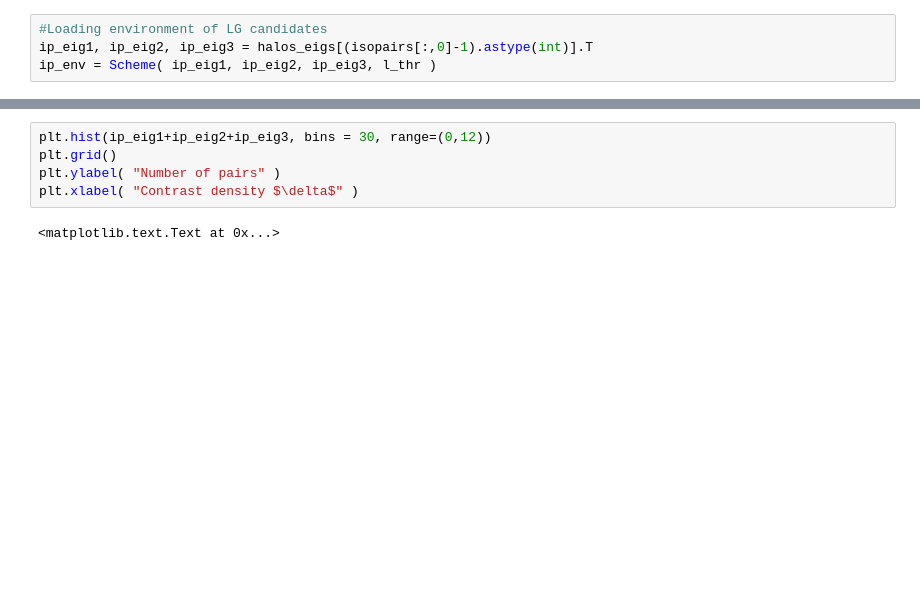
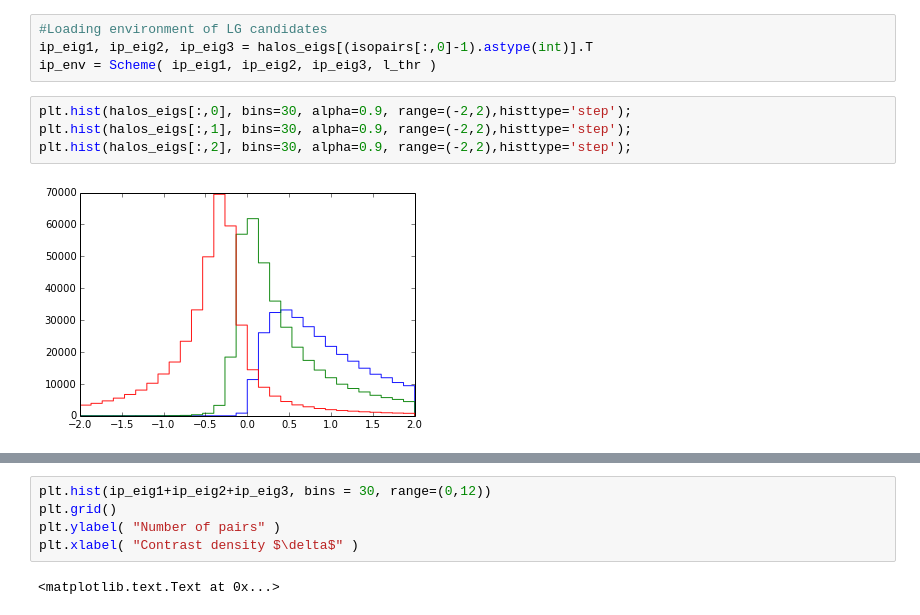
Before and after one commit to sbustamante/LGVoids, a Jupyter notebook: codes/notebook.ipynb, the cells around one changed output, grey strips where cells are left out. Saved outputs shown, nothing was run; the diff lists cells and outputs as text; blank space fills up the shorter version.

```diff
--- a/codes/notebook.ipynb
+++ b/codes/notebook.ipynb
@@ -422,3 +449,9 @@ halos_eigs = np.loadtxt( "%s/Teig_halos_fof.dat"%(datafold), usecols=(1,2,3) )
 #Loading environment of LG candidates
 ip_eig1, ip_eig2, ip_eig3 = halos_eigs[(isopairs[:,0]-1).astype(int)].T
 ip_env = Scheme( ip_eig1, ip_eig2, ip_eig3, l_thr )
+# %%
+plt.hist(halos_eigs[:,0], bins=30, alpha=0.9, range=(-2,2),histtype='step');
+plt.hist(halos_eigs[:,1], bins=30, alpha=0.9, range=(-2,2),histtype='step');
+plt.hist(halos_eigs[:,2], bins=30, alpha=0.9, range=(-2,2),histtype='step');
+# %% [output]
+[figure, added]
```
Also changed, not shown: parts of 28 cells of this notebook.
